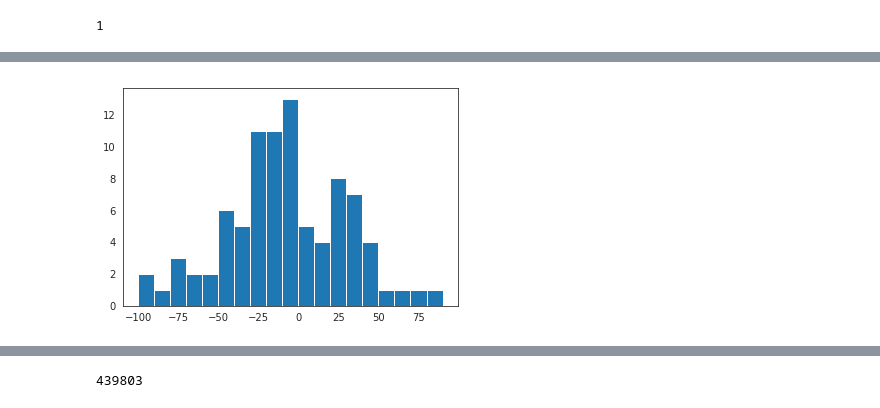
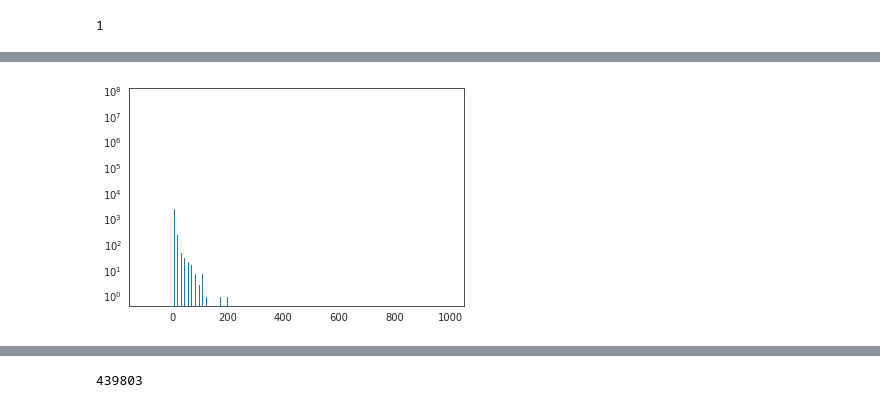
Before and after one commit to StevenDuivenvoorden/FIR-group, a Jupyter notebook: Ian/lofar/deep_fields/ELAIS-N1/XID+_run_ELAIS-N1_MIPS.ipynb, the cells around one changed output, grey strips where cells are left out. Drawn from its saved outputs; the diff is of its cells as text; code cells hidden in the pictures.

```diff
--- a/Ian/lofar/deep_fields/ELAIS-N1/XID+_run_ELAIS-N1_MIPS.ipynb
+++ b/Ian/lofar/deep_fields/ELAIS-N1/XID+_run_ELAIS-N1_MIPS.ipynb
@@ -101,8 +101,8 @@ hdulist = fits.open(pswfits)
 im250phdu=hdulist[0].header
 im250hdu=hdulist[1].header
 
-im250=hdulist[1].data*1.0E3 #convert to mJy
-nim250=hdulist[2].data*1.0E3 #convert to mJy
+im250=hdulist[1].data #convert to mJy
+nim250=hdulist[2].data #convert to mJy
 w_250 = wcs.WCS(hdulist[1].header)
 #pixsize250=3600.0*w_250.wcs.cd[1,1] #pixel size (in arcseconds)
 hdulist.close()
@@ -123,5 +111,5 @@ fluxs = im250[pixx.astype(int),pixy.astype(int)]
 # %%
-plt.hist(fluxs,bins=np.arange(-100,100,10))
-plt.show()
+plt.hist(im250.flatten(),bins=np.arange(-100.0,1000.0,5.0));
+plt.yscale('log')
 # %% [output]
-[figure, old version]
+[figure, new version]
```
Also changed, not shown: parts of 32 cells of this notebook, 17 other files.
